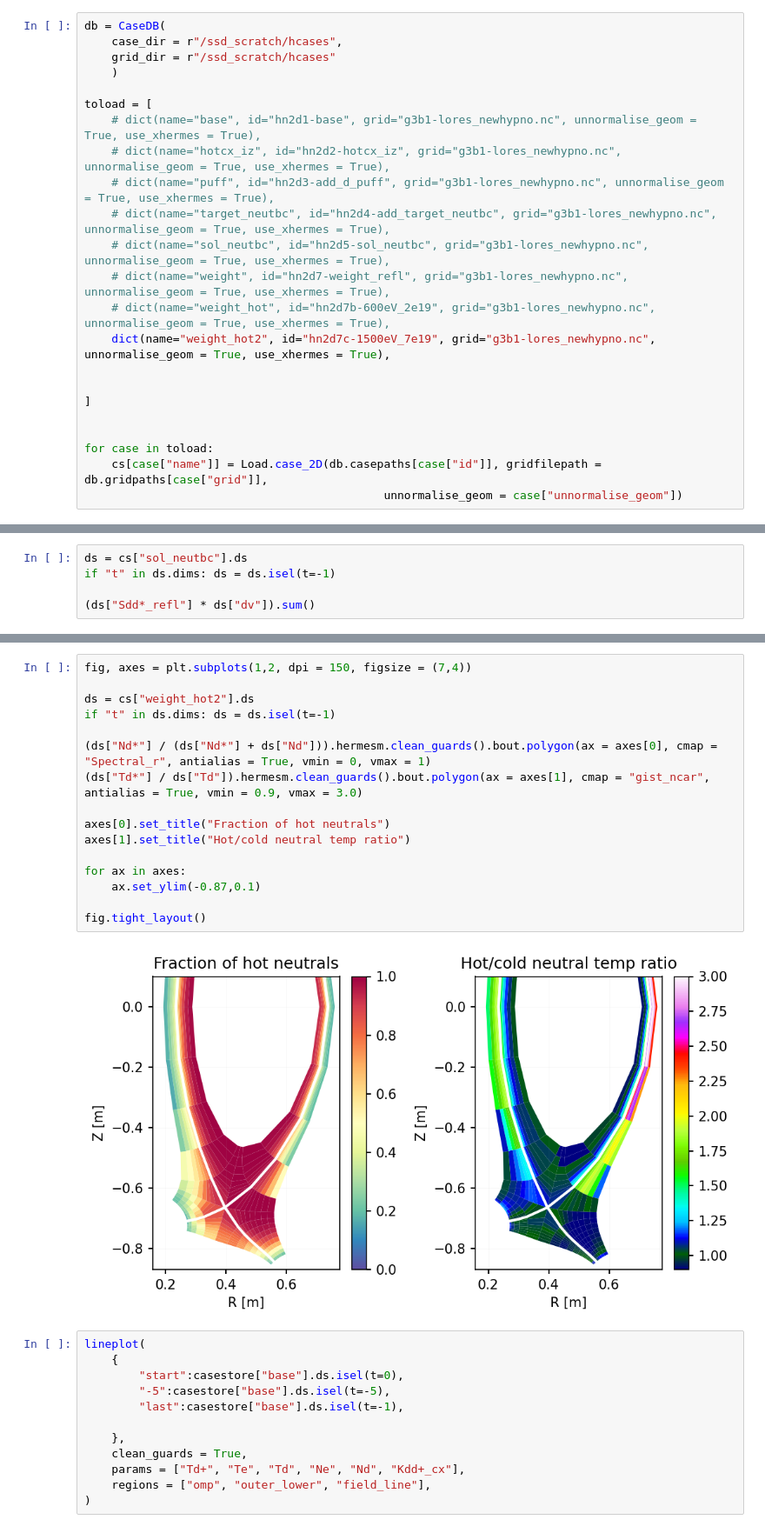
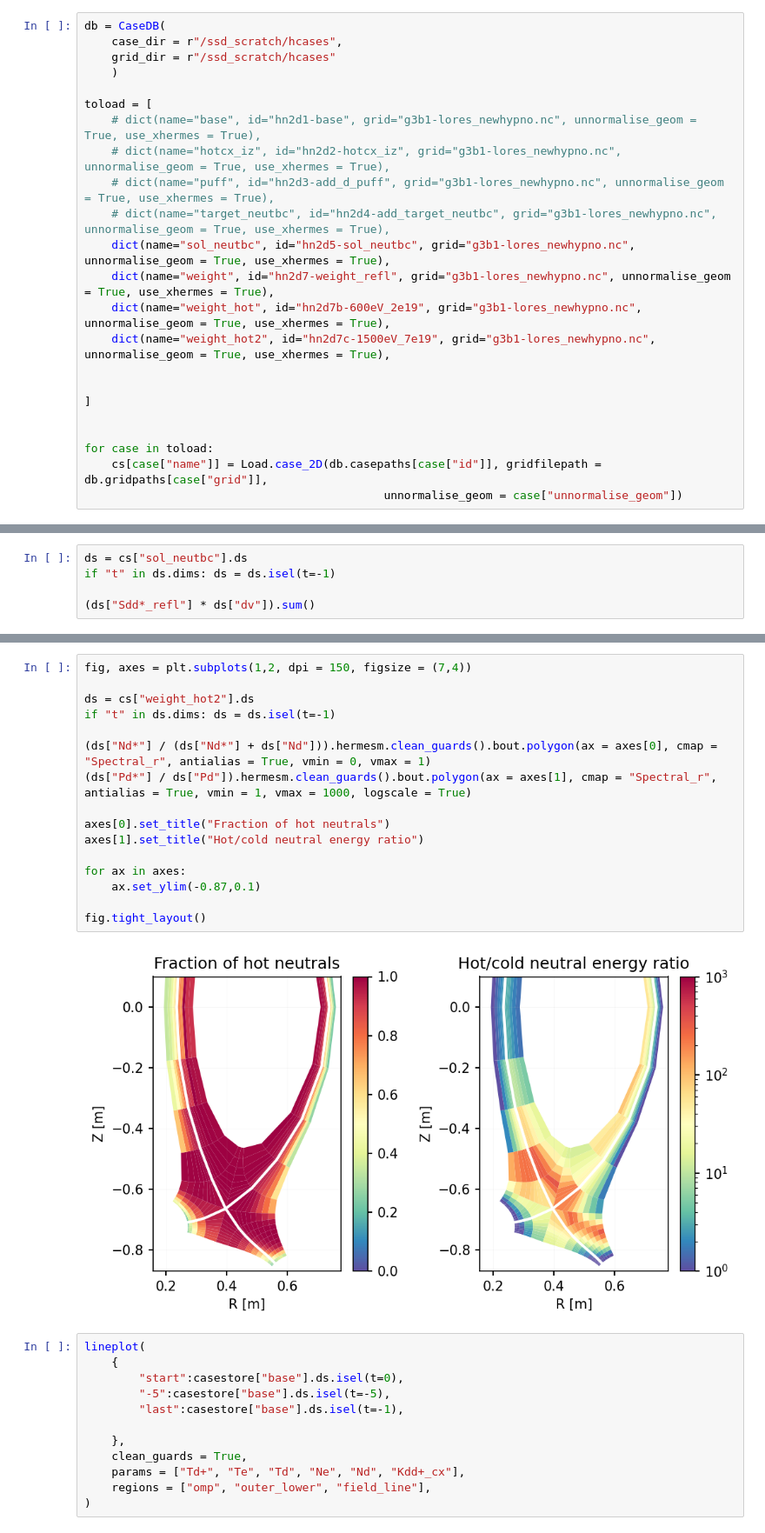
Before and after one commit to mikekryjak/notebooks, a Jupyter notebook: 131/131-2023-11-28b - Hot neutrals dev 2D.ipynb, the cells around one changed output, grey strips where cells are left out. Shown at 87% size. Saved outputs shown, nothing was run; the diff lists cells and outputs as text.

```diff
--- a/131/131-2023-11-28b - Hot neutrals dev 2D.ipynb
+++ b/131/131-2023-11-28b - Hot neutrals dev 2D.ipynb
@@ -50,9 +50,9 @@ toload = [
     # dict(name="hotcx_iz", id="hn2d2-hotcx_iz", grid="g3b1-lores_newhypno.nc", unnormalise_geom = True, use_xhermes = True),
     # dict(name="puff", id="hn2d3-add_d_puff", grid="g3b1-lores_newhypno.nc", unnormalise_geom = True, use_xhermes = True),
     # dict(name="target_neutbc", id="hn2d4-add_target_neutbc", grid="g3b1-lores_newhypno.nc", unnormalise_geom = True, use_xhermes = True),
-    # dict(name="sol_neutbc", id="hn2d5-sol_neutbc", grid="g3b1-lores_newhypno.nc", unnormalise_geom = True, use_xhermes = True),
-    # dict(name="weight", id="hn2d7-weight_refl", grid="g3b1-lores_newhypno.nc", unnormalise_geom = True, use_xhermes = True),
-    # dict(name="weight_hot", id="hn2d7b-600eV_2e19", grid="g3b1-lores_newhypno.nc", unnormalise_geom = True, use_xhermes = True),
+    dict(name="sol_neutbc", id="hn2d5-sol_neutbc", grid="g3b1-lores_newhypno.nc", unnormalise_geom = True, use_xhermes = True),
+    dict(name="weight", id="hn2d7-weight_refl", grid="g3b1-lores_newhypno.nc", unnormalise_geom = True, use_xhermes = True),
+    dict(name="weight_hot", id="hn2d7b-600eV_2e19", grid="g3b1-lores_newhypno.nc", unnormalise_geom = True, use_xhermes = True),
     dict(name="weight_hot2", id="hn2d7c-1500eV_7e19", grid="g3b1-lores_newhypno.nc", unnormalise_geom = True, use_xhermes = True),
 
 
@@ -110,21 +113,21 @@ dict_keys(['sol_neutbc', 'hotcx_iz', 'puff'])
 # %%
 fig, axes = plt.subplots(1,2, dpi = 150, figsize = (7,4))
 
 ds = cs["weight_hot2"].ds
 if "t" in ds.dims: ds = ds.isel(t=-1)
 
 (ds["Nd*"] / (ds["Nd*"] + ds["Nd"])).hermesm.clean_guards().bout.polygon(ax = axes[0], cmap = "Spectral_r", antialias = True, vmin = 0, vmax = 1)
-(ds["Td*"] / ds["Td"]).hermesm.clean_guards().bout.polygon(ax = axes[1], cmap = "gist_ncar", antialias = True, vmin = 0.9, vmax = 3.0)
+(ds["Pd*"] / ds["Pd"]).hermesm.clean_guards().bout.polygon(ax = axes[1], cmap = "Spectral_r", antialias = True, vmin = 1, vmax = 1000, logscale = True)
 
 axes[0].set_title("Fraction of hot neutrals")
-axes[1].set_title("Hot/cold neutral temp ratio")
+axes[1].set_title("Hot/cold neutral energy ratio")
 
 for ax in axes:
     ax.set_ylim(-0.87,0.1)
 
 fig.tight_layout()
 # %% [output]
-[figure, old version]
+[figure, new version]
 # %%
 lineplot(
     {
```
Also changed, not shown: parts of 4 cells of this notebook, 12 other files.
